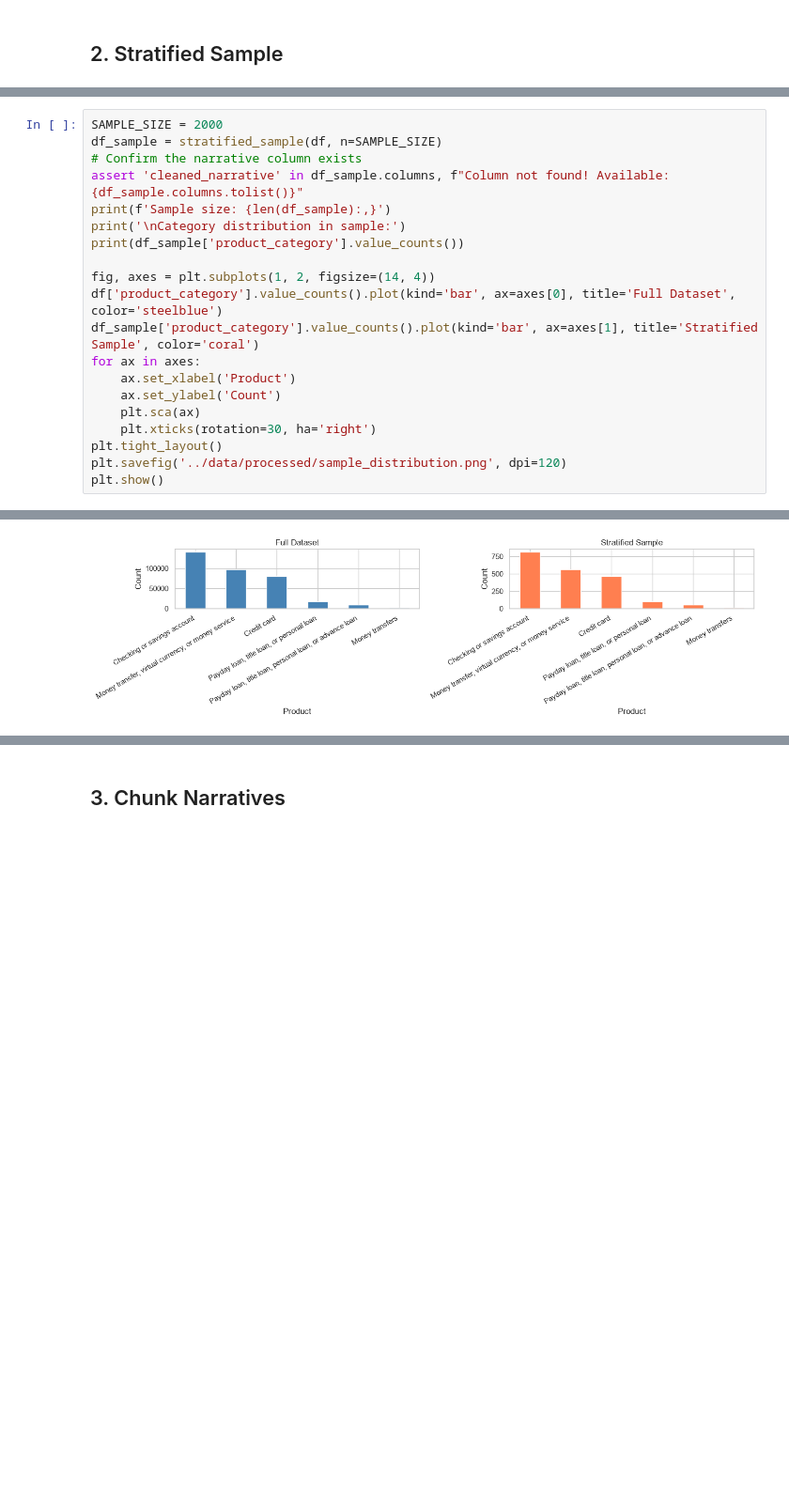
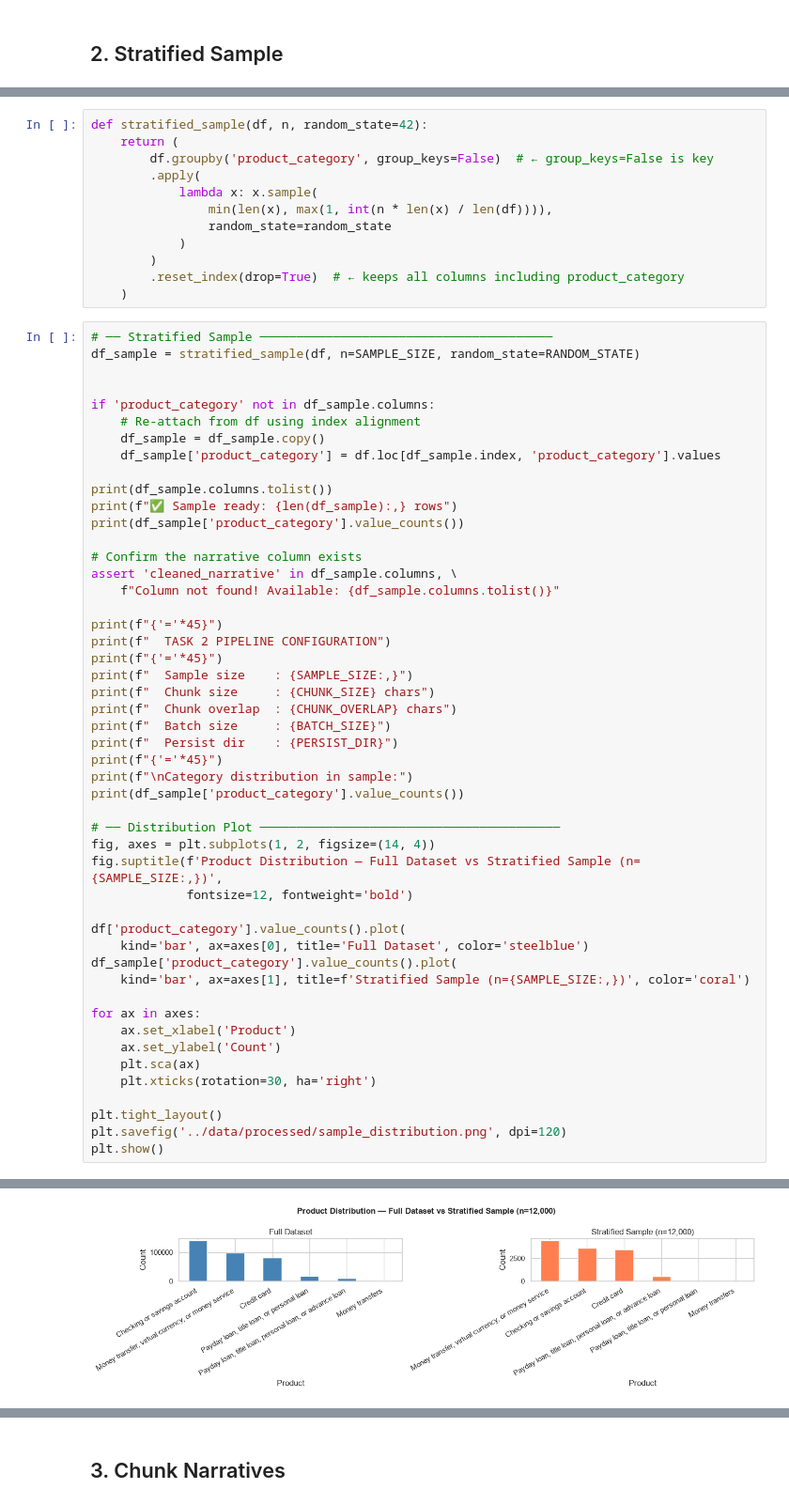
Before and after one commit to yenguandroid/rag-complaint-chatbot, a Jupyter notebook: notebooks/02_chunking_embedding.ipynb, the cells around one changed output, grey strips where cells are left out. Shown at 94% size. Saved outputs shown, nothing was run; the diff lists cells and outputs as text; blank space fills up the shorter version.

Commit message:
feat: Text Chunking, Embedding, and Vector Store Indexing build with stratified sample size=12000

```diff
--- a/notebooks/02_chunking_embedding.ipynb
+++ b/notebooks/02_chunking_embedding.ipynb
@@ -73,20 +135,61 @@ Name: count, dtype: int64
+# %%
+def stratified_sample(df, n, random_state=42):
+    return (
+        df.groupby('product_category', group_keys=False)  # ← group_keys=False is key
+        .apply(
+            lambda x: x.sample(
+                min(len(x), max(1, int(n * len(x) / len(df)))),
+                random_state=random_state
+            )
+        )
+        .reset_index(drop=True)  # ← keeps all columns including product_category
+    )
 # %%
-SAMPLE_SIZE = 2000
-df_sample = stratified_sample(df, n=SAMPLE_SIZE)
-# Confirm the narrative column exists
-assert 'cleaned_narrative' in df_sample.columns, f"Column not found! Available: {df_sample.columns.tolist()}"
-print(f'Sample size: {len(df_sample):,}')
-print('\nCategory distribution in sample:')
+# ── Stratified Sample ────────────────────────────────────────
+df_sample = stratified_sample(df, n=SAMPLE_SIZE, random_state=RANDOM_STATE)
+
+
+if 'product_category' not in df_sample.columns:
+    # Re-attach from df using index alignment
+    df_sample = df_sample.copy()
+    df_sample['product_category'] = df.loc[df_sample.index, 'product_category'].values
+
+print(df_sample.columns.tolist())
+print(f"✅ Sample ready: {len(df_sample):,} rows")
 print(df_sample['product_category'].value_counts())
 
+# Confirm the narrative column exists
+assert 'cleaned_narrative' in df_sample.columns, \
+    f"Column not found! Available: {df_sample.columns.tolist()}"
+
+print(f"{'='*45}")
+print(f"  TASK 2 PIPELINE CONFIGURATION")
+print(f"{'='*45}")
+print(f"  Sample size    : {SAMPLE_SIZE:,}")
+print(f"  Chunk size     : {CHUNK_SIZE} chars")
+print(f"  Chunk overlap  : {CHUNK_OVERLAP} chars")
+print(f"  Batch size     : {BATCH_SIZE}")
+print(f"  Persist dir    : {PERSIST_DIR}")
+print(f"{'='*45}")
+print(f"\nCategory distribution in sample:")
+print(df_sample['product_category'].value_counts())
+
+# ── Distribution Plot ─────────────────────────────────────────
 fig, axes = plt.subplots(1, 2, figsize=(14, 4))
-df['product_category'].value_counts().plot(kind='bar', ax=axes[0], title='Full Dataset', color='steelblue')
-df_sample['product_category'].value_counts().plot(kind='bar', ax=axes[1], title='Stratified Sample', color='coral')
+fig.suptitle(f'Product Distribution — Full Dataset vs Stratified Sample (n={SAMPLE_SIZE:,})',
+             fontsize=12, fontweight='bold')
+
+df['product_category'].value_counts().plot(
+    kind='bar', ax=axes[0], title='Full Dataset', color='steelblue')
+df_sample['product_category'].value_counts().plot(
+    kind='bar', ax=axes[1], title=f'Stratified Sample (n={SAMPLE_SIZE:,})', color='coral')
+
 for ax in axes:
     ax.set_xlabel('Product')
     ax.set_ylabel('Count')
     plt.sca(ax)
     plt.xticks(rotation=30, ha='right')
+
 plt.tight_layout()
 plt.savefig('../data/processed/sample_distribution.png', dpi=120)
 plt.show()
@@ -105,3 +214,3 @@ Name: count, dtype: int64
-[figure, old version]
+[figure, new version]
 # %% [markdown]
 ## Full Dataset vs Stratified Sample
```
Also changed, not shown: parts of 14 cells of this notebook, 1 other file.
